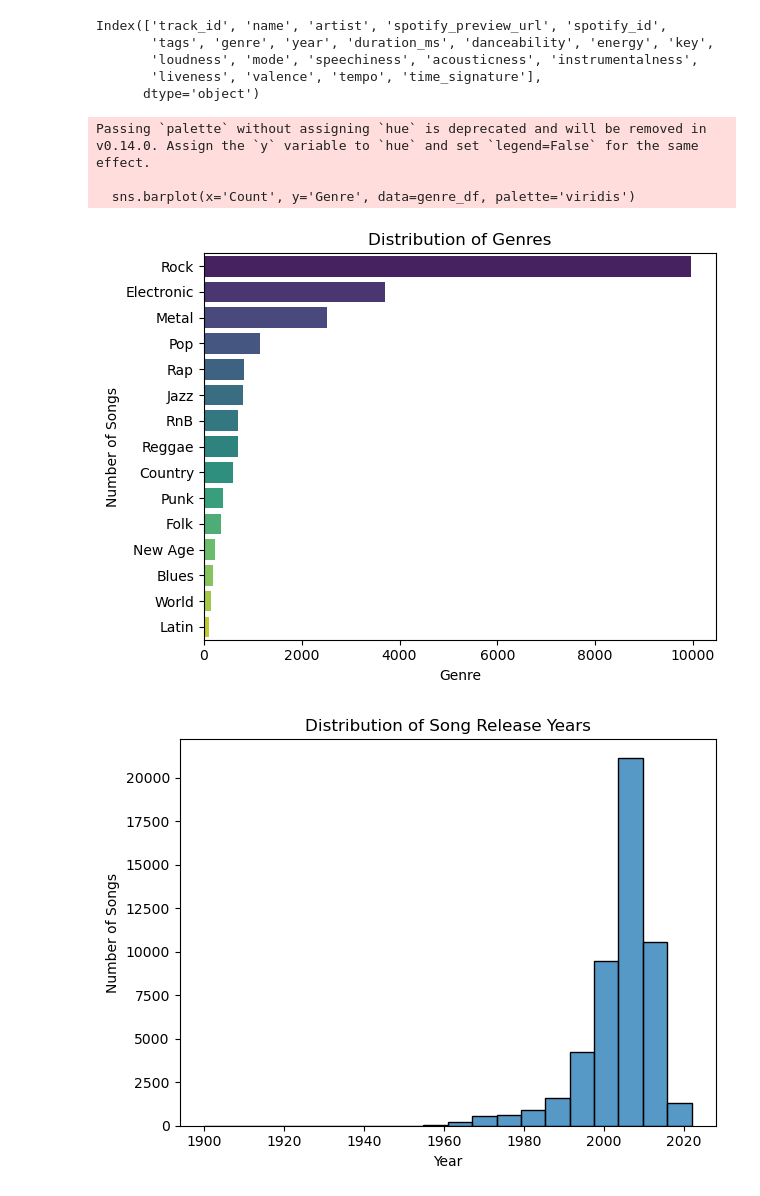
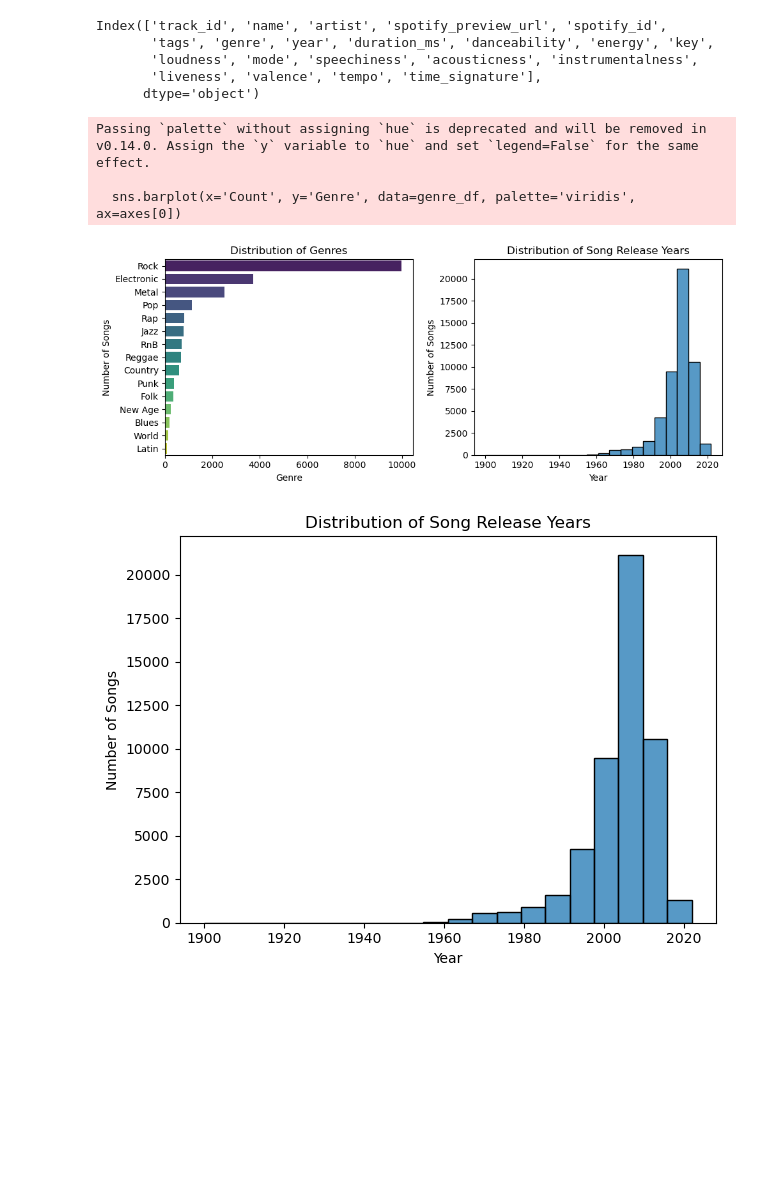
Before and after one commit to reggiebain/song-similarity-erdos, a Jupyter notebook: EDA/music_data_eda.ipynb, the cells around one changed output. Saved outputs shown, nothing was run; the diff lists cells and outputs as text; code cells hidden in the pictures; blank space fills up the shorter version.

```diff
--- a/EDA/music_data_eda.ipynb
+++ b/EDA/music_data_eda.ipynb
@@ -42,23 +42,33 @@ Index(['track_id', 'name', 'artist', 'spotify_preview_url', 'spotify_id',
        'liveness', 'valence', 'tempo', 'time_signature'],
       dtype='object')
 # %%
+fig, axes = plt.subplots(1, 2, figsize=(10, 4))
 # Make hist of counts of each genre
 genre_counts = music_info_df['genre'].value_counts()
 genre_df = genre_counts.reset_index()
 genre_df.columns = ['Genre', 'Count']
 
 # Create  bar plot
-sns.barplot(x='Count', y='Genre', data=genre_df, palette='viridis')
-plt.title('Distribution of Genres')
-plt.xlabel('Genre')
-plt.ylabel('Number of Songs')
+sns.barplot(x='Count', y='Genre', data=genre_df, palette='viridis', ax=axes[0])
+axes[0].set_title('Distribution of Genres')
+axes[0].set_xlabel('Genre')
+axes[0].set_ylabel('Number of Songs')
+#plt.tight_layout()
+#plt.savefig('../images/genre_dist.png')
+
+# Plot of distribution of song years
+sns.histplot(music_info_df['year'], bins=20, kde=False, ax=axes[1])
+axes[1].set_title('Distribution of Song Release Years')
+axes[1].set_xlabel('Year')
+axes[1].set_ylabel('Number of Songs')
 plt.tight_layout()
-plt.savefig('../images/genre_dist.png')
+plt.savefig('../images/genres_years.png')
+plt.show()
 # %% [output]
 Passing `palette` without assigning `hue` is deprecated and will be removed in v0.14.0. Assign the `y` variable to `hue` and set `legend=False` for the same effect.
 
-  sns.barplot(x='Count', y='Genre', data=genre_df, palette='viridis')
+  sns.barplot(x='Count', y='Genre', data=genre_df, palette='viridis', ax=axes[0])
-[figure, old version]
+[figure, new version]
 # %%
 # Plot of distribution of song years
 sns.histplot(music_info_df['year'], bins=20, kde=False)
```
Also changed, not shown: parts of 3 cells of this notebook, 2 other files.
